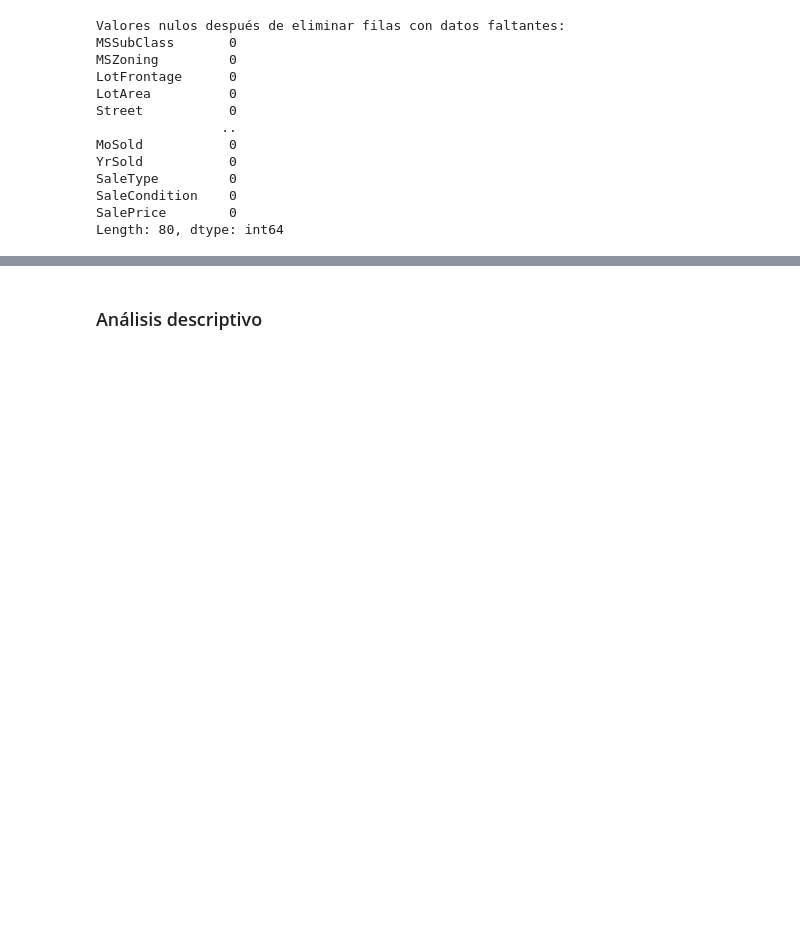
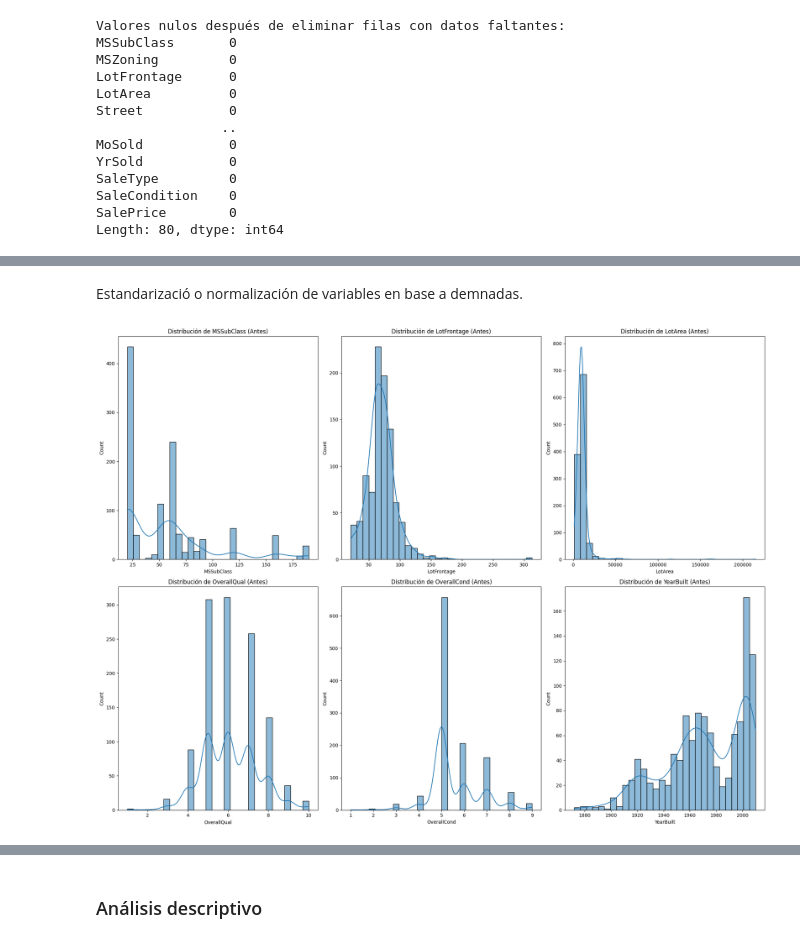
Before and after one commit to tsc221645/CC_3074_Proyecto_2, a Jupyter notebook: initial_analysis.ipynb, the cells around one changed output, grey strips where cells are left out. Saved outputs shown, nothing was run; the diff lists cells and outputs as text; code cells hidden in the pictures; blank space fills up the shorter version.

Commit message:
Estandarizació o normalización de variables en base a demnadas.

```diff
--- a/initial_analysis.ipynb
+++ b/initial_analysis.ipynb
@@ -191,0 +224,20 @@ df_train_transformed = pd.concat([df_train.drop(columns=one_hot_enc_vars), df_tr
+# %% [markdown]
+Estandarizació o normalización de variables en base a demnadas.
+# %%
+# 1. Análisis de Distribución de Variables Numéricas
+numerical_vars = df_train_transformed.select_dtypes(include=['int64', 'float64']).columns
+
+# Visualización de distribuciones antes de la transformación
+plt.figure(figsize=(20, 15))
+for i, col in enumerate(numerical_vars[:6]):
+    plt.subplot(2, 3, i+1)
+    sns.histplot(df_train_transformed[col].dropna(), bins=30, kde=True)
+    plt.title(f'Distribución de {col} (Antes)')
+plt.tight_layout()
+plt.show()
+
+# 2. Estandarización y Normalización en base a la distribución
+standard_scaler = StandardScaler()
+min_max_scaler = MinMaxScaler()
+# %% [output]
+[figure, added]
```
Also changed, not shown: parts of 6 cells of this notebook.
